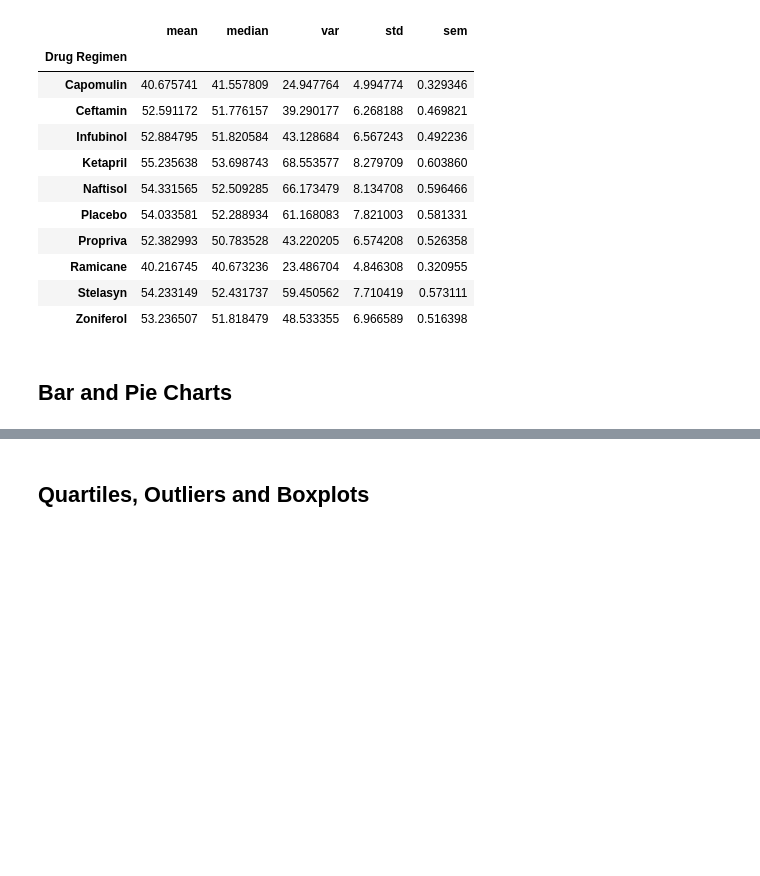
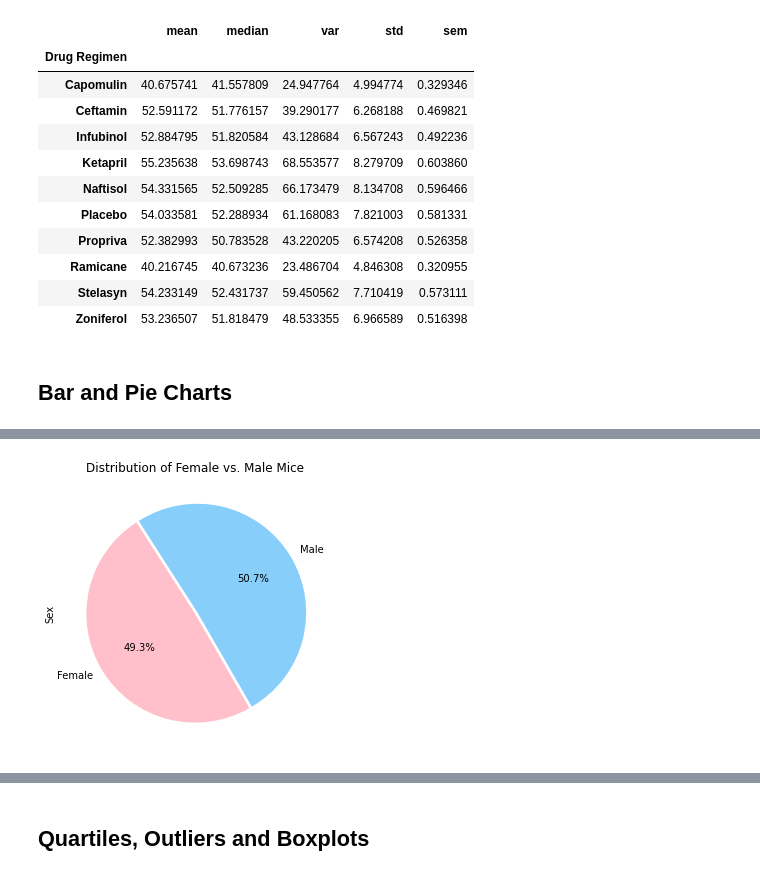
Before and after one commit to NHoyer95/matplotlib-challenge, a Jupyter notebook: Pymaceuticals/main.ipynb, the cells around one changed output, grey strips where cells are left out. Saved outputs shown, nothing was run; the diff lists cells and outputs as text; code cells hidden in the pictures; blank space fills up the shorter version.

```diff
--- a/Pymaceuticals/main.ipynb
+++ b/Pymaceuticals/main.ipynb
@@ -137,2 +160,8 @@ mouse_data.groupby("Drug Regimen")["Tumor Volume (mm3)"].agg(["mean", "median",
 # %%
 # Generate a pie plot showing the distribution of female versus male mice using pandas
+mouse_data["Sex"].value_counts().plot(kind='pie', startangle=-60, colors=['lightskyblue', 'pink'],
+                                            autopct="%1.1f%%", labels=["Male", "Female"], explode=[.025,0],
+                                            title="Distribution of Female vs. Male Mice", figsize=[5, 5])
+plt.show()
+# %% [output]
+[figure, added]
```
Also changed, not shown: parts of 12 cells of this notebook.
